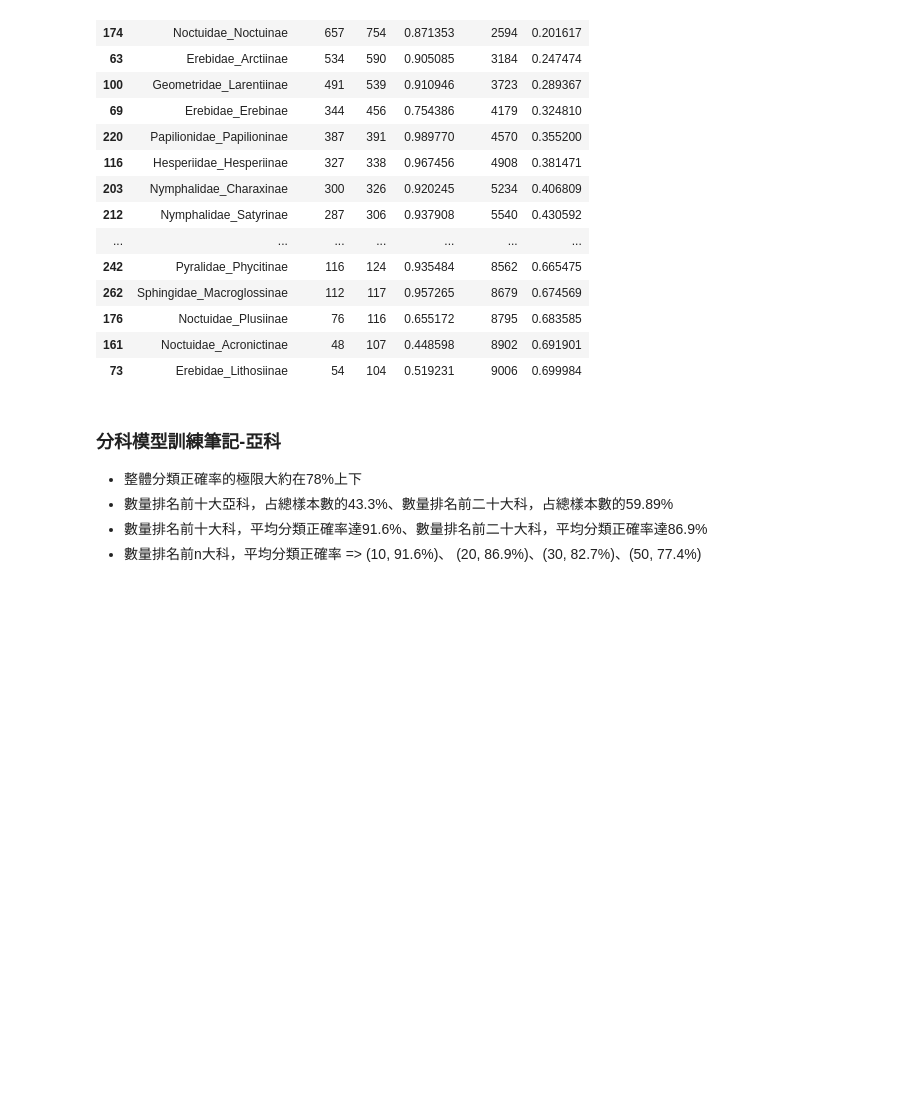
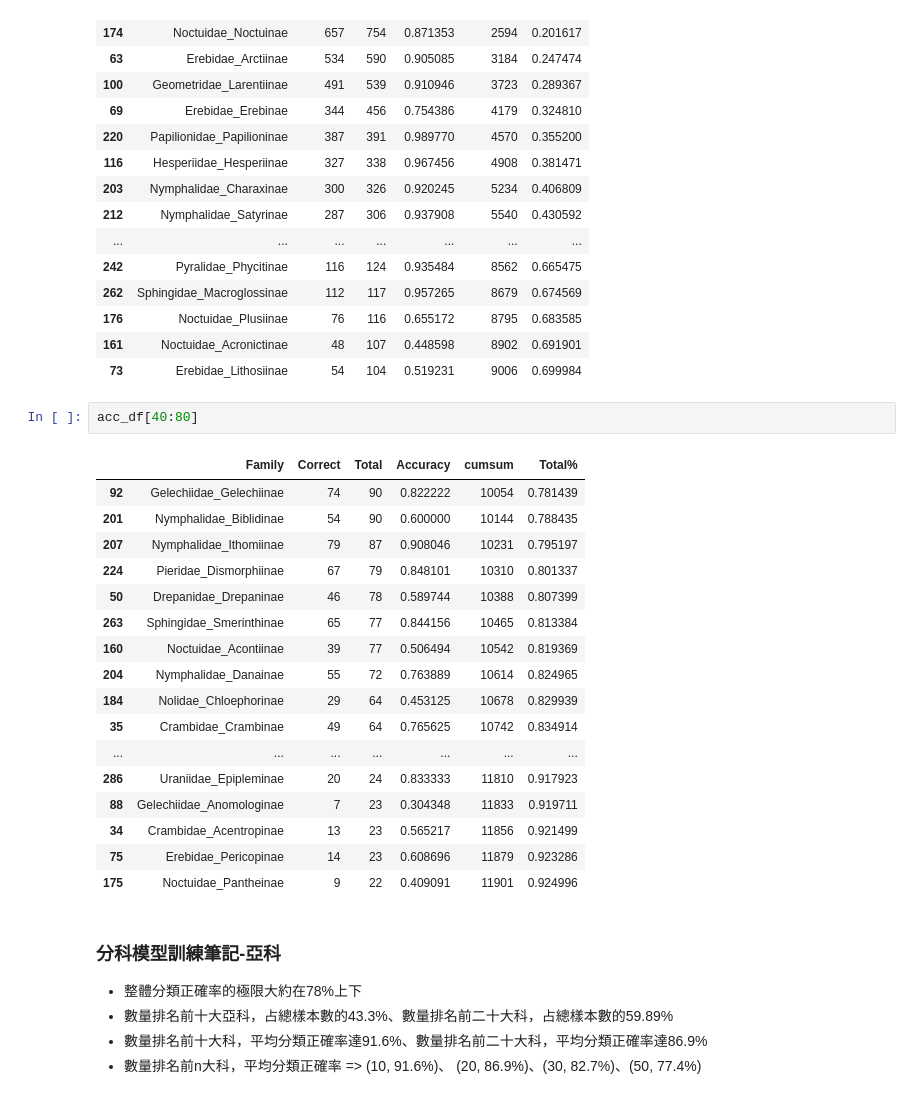
Before and after one commit to YunghuiHsu/Moth_Project, a Jupyter notebook: Autoencode/GetKeyFeatures-subfamily.ipynb, the cells around one changed output. Saved outputs shown, nothing was run; the diff lists cells and outputs as text; blank space fills up the shorter version.

```diff
--- a/Autoencode/GetKeyFeatures-subfamily.ipynb
+++ b/Autoencode/GetKeyFeatures-subfamily.ipynb
@@ -544,6 +544,26 @@ acc_df[:30]
 | 176 | Noctuidae_Plusiinae | 76 | 116 | 0.655172 | 8795 | 0.683585 |
 | 161 | Noctuidae_Acronictinae | 48 | 107 | 0.448598 | 8902 | 0.691901 |
 | 73 | Erebidae_Lithosiinae | 54 | 104 | 0.519231 | 9006 | 0.699984 |
+# %%
+acc_df[40:80]
+# %% [output]
+|  | Family | Correct | Total | Accuracy | cumsum | Total% |
+| 92 | Gelechiidae_Gelechiinae | 74 | 90 | 0.822222 | 10054 | 0.781439 |
+| 201 | Nymphalidae_Biblidinae | 54 | 90 | 0.600000 | 10144 | 0.788435 |
+| 207 | Nymphalidae_Ithomiinae | 79 | 87 | 0.908046 | 10231 | 0.795197 |
+| 224 | Pieridae_Dismorphiinae | 67 | 79 | 0.848101 | 10310 | 0.801337 |
+| 50 | Drepanidae_Drepaninae | 46 | 78 | 0.589744 | 10388 | 0.807399 |
+| 263 | Sphingidae_Smerinthinae | 65 | 77 | 0.844156 | 10465 | 0.813384 |
+| 160 | Noctuidae_Acontiinae | 39 | 77 | 0.506494 | 10542 | 0.819369 |
+| 204 | Nymphalidae_Danainae | 55 | 72 | 0.763889 | 10614 | 0.824965 |
+| 184 | Nolidae_Chloephorinae | 29 | 64 | 0.453125 | 10678 | 0.829939 |
+| 35 | Crambidae_Crambinae | 49 | 64 | 0.765625 | 10742 | 0.834914 |
+| ... | ... | ... | ... | ... | ... | ... |
+| 286 | Uraniidae_Epipleminae | 20 | 24 | 0.833333 | 11810 | 0.917923 |
+| 88 | Gelechiidae_Anomologinae | 7 | 23 | 0.304348 | 11833 | 0.919711 |
+| 34 | Crambidae_Acentropinae | 13 | 23 | 0.565217 | 11856 | 0.921499 |
+| 75 | Erebidae_Pericopinae | 14 | 23 | 0.608696 | 11879 | 0.923286 |
+| 175 | Noctuidae_Pantheinae | 9 | 22 | 0.409091 | 11901 | 0.924996 |
 # %% [markdown]
 ### 分科模型訓練筆記-亞科
 - 整體分類正確率的極限大約在78%上下
```
Also changed, not shown: parts of 39 cells of this notebook, 2 other files.
